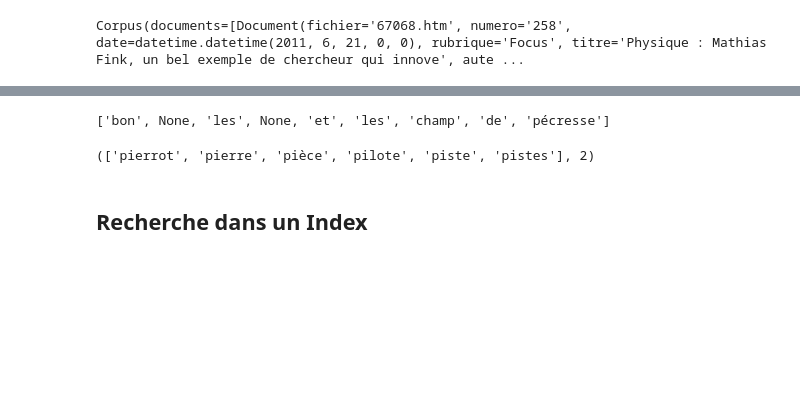
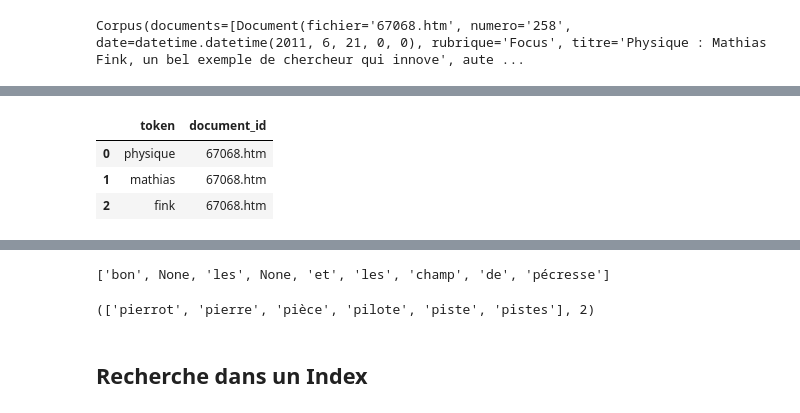
Before and after one commit to Ryustiel/LO17, a Jupyter notebook: test.ipynb, the cells around one changed output, grey strips where cells are left out. Drawn from its saved outputs; the diff is of its cells as text; code cells hidden in the pictures; blank space fills up the shorter version.

```diff
--- a/test.ipynb
+++ b/test.ipynb
@@ -48,0 +67,7 @@ Corpus(documents=[Document(fichier='67068.htm', numero='258', date=datetime.date
+# %%
+FILTERED_CORPUS.inverted_token_index_flattened().head(3)
+# %% [output]
+|  | token | document_id |
+| 0 | physique | 67068.htm |
+| 1 | mathias | 67068.htm |
+| 2 | fink | 67068.htm |
```
Also changed, not shown: parts of 39 cells of this notebook, 16 other files.
